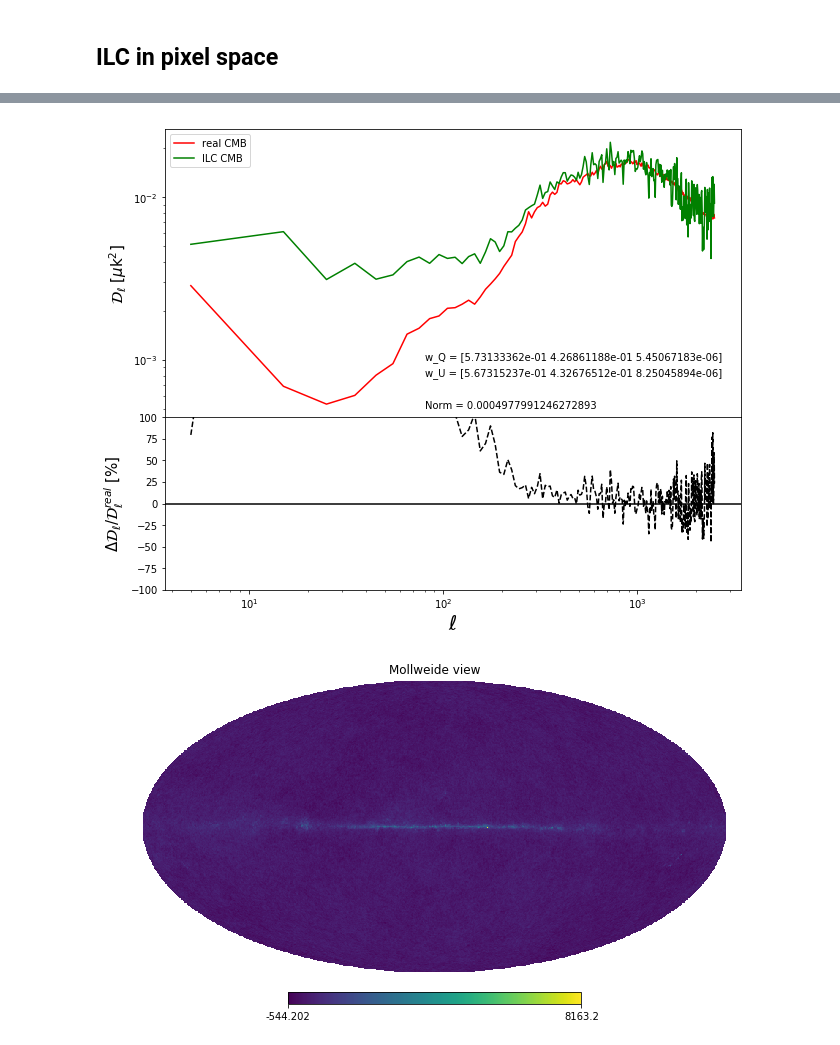
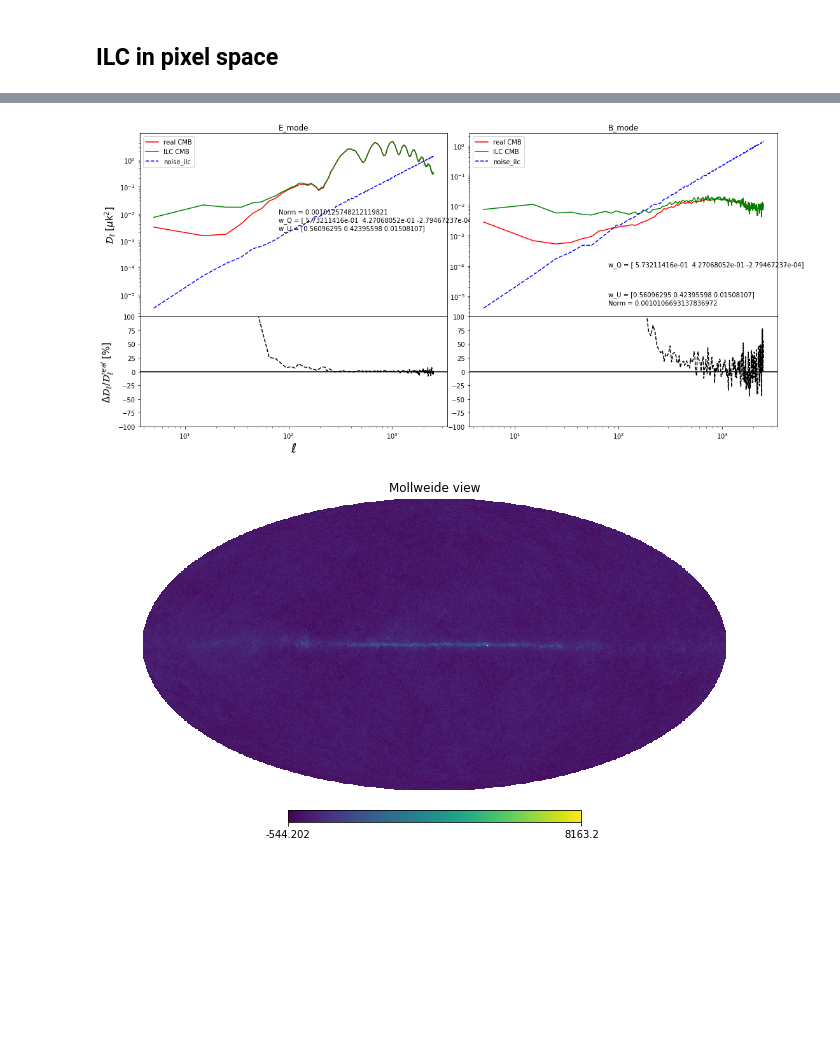
Before and after one commit to yaojian95/Ali_foreground, a Jupyter notebook: codes/Foregrounds.ipynb, the cells around one changed output, grey strips where cells are left out. Drawn from its saved outputs; the diff is of its cells as text; code cells hidden in the pictures; blank space fills up the shorter version.

```diff
--- a/codes/Foregrounds.ipynb
+++ b/codes/Foregrounds.ipynb
@@ -432,0 +443,2 @@ Noise_all[0] = QU2B(noise_95); Noise_all[1] = QU2B(noise_150); Noise_all[2] = QU
+# %%
+total_E, total_B= QU2EB(total)
@@ -436,19 +456,19 @@ Cov_B = np.zeros((Nf, Nf)); w_B = np.zeros(Nf)
 
 for i in range(Nf):
     for j in range(Nf):
-#         Cov_E[i, j] = np.dot(total_E[i][mask_index] - np.mean(total_E[i][mask_index]), total_E[j][mask_index] - np.mean(total_E[j][mask_index]))/1.0/len(mask_index)
+        Cov_E[i, j] = np.dot(total_E[i][mask_index] - np.mean(total_E[i][mask_index]), total_E[j][mask_index] - np.mean(total_E[j][mask_index]))/1.0/len(mask_index)
         Cov_B[i, j] = np.dot(total_B[i][mask_index] - np.mean(total_B[i][mask_index]), total_B[j][mask_index] - np.mean(total_B[j][mask_index]))/1.0/len(mask_index)
 
-# Cov_E_inv = np.linalg.pinv(Cov_E)
+Cov_E_inv = np.linalg.pinv(Cov_E)
 Cov_B_inv = np.linalg.pinv(Cov_B)
 
 for i in range(Nf):
-#     w_E[i] = np.sum(Cov_E_inv[i,:])/np.sum(Cov_E_inv)
+    w_E[i] = np.sum(Cov_E_inv[i,:])/np.sum(Cov_E_inv)
     w_B[i] = np.sum(Cov_B_inv[i,:])/np.sum(Cov_B_inv)
 
-# cmb_E = np.dot(w_E, total_E)
+cmb_E = np.dot(w_E, total_E*ali_ma)
 cmb_B = np.dot(w_B, total_B*ali_ma)
 
-# noise_ilc_E = np.dot(w_E, noise_E);
-noise_ilc_B = np.dot(w_B, Noise_all*ali_ma)
+# noise_ilc_E = np.dot(w_E, Noise_E*ali_ma);
+# noise_ilc_B = np.dot(w_B, Noise_B*ali_ma)
 # %%
@@ -496,7 +542,7 @@ plt.ylim(-100, 100)
 # %%
 cmb_ma = Mask(cmb)
 cmb_cls = hp.anafast(cmb_ma, lmax = lmax, nspec = 3)
-cls = bin_l(cmb_cls[2])
+clee_clean = bin_l(cmb_cls[1]); clbb_clean = bin_l(cmb_cls[2])
 # %%
 index = np.arange(12*nside**2)
 mask_index = index[ali_ma == 1]
@@ -585,41 +606,73 @@ noise_ilc_pix = np.row_stack((noise_I, noise_ilc_q, noise_ilc_u))
 
 cls_ILC_pix = hp.anafast(cmb_ILC_pix, lmax = lmax, nspec = 3)
 nl_ilc_pix = hp.anafast(noise_ilc_pix, lmax = lmax, nspec = 3)
-cls_pix = bin_l(cls_ILC_pix[2])
-nl_pix = bin_l(nl_ilc_pix[2])
+clee_pix = bin_l(cls_ILC_pix[1]); clbb_pix = bin_l(cls_ILC_pix[2])
+nlee_pix = bin_l(nl_ilc_pix[1]); nlbb_pix = bin_l(nl_ilc_pix[2])
 # %%
-plt.figure(figsize = (10, 8))
+# plt.figure(figsize = (20, 20))
 ell = np.arange(len(cls_ILC_pix[2]))
 
-cls_ilc_de = cls_pix - nl_pix
-fig1 = plt.figure(1, figsize=(10,8))
+clee_ilc_de = clee_pix - nlee_pix
+clbb_ilc_de = clbb_pix - nlbb_pix
+
+## EE
+fig2 = plt.figure(2, figsize=(16,8))
+# ax = plt.subplot(1,2,1)
 plt.axis('off')
-frame1=fig1.add_axes((.1,.4,.8,.5)) # x0, y0, width, height
-plt.loglog(Ell, Ell*(Ell+1)/2/np.pi*cls, 'r-',label = 'real CMB')
-plt.loglog(Ell, Ell*(Ell+1)/2/np.pi*cls_ilc_de, 'g-', label = 'ILC CMB') #
-# plt.loglog(Ell, Ell*(Ell+1)/2/np.pi*nl_pix, 'b--', label = 'noise_ilc')
+frame1=fig2.add_axes((.1,.4,.42,.5))  # x0, y0, width, height
+plt.loglog(Ell, Ell*(Ell+1)/2/np.pi*clee_clean, 'r-',label = 'real CMB')
+plt.loglog(Ell, Ell*(Ell+1)/2/np.pi*clee_ilc_de, 'g-', label = 'ILC CMB')
+plt.loglog(Ell, Ell*(Ell+1)/2/np.pi*nlee_pix, 'b--', label = 'noise_ilc')
 
 # plt.loglog(Ell, Ell*(Ell+1)/2/np.pi*cl_extra, 'b-',label = 'extra CMB')
 
 plt.xlabel('$\ell$', fontsize = 20);
 plt.ylabel(r'$\mathcal{D}_{\ell}$ [$\mu$k$^2$]', fontsize = 15)
 plt.legend(fontsize = 10)
+plt.title('E_mode')
 # plt.title('%s_dust_%s_noise_pixel.png'%(ff, fn))
 plt.legend(fontsize = 10)
-norm = np.linalg.norm(cls_ilc_de - cls)
-plt.text(80, 0.5*1e-3, 'Norm = %s'%norm)
-plt.text(80, 1e-3, 'w_Q = %s'%w_Q)
-plt.text(80, 0.8*1e-3, 'w_U = %s'%w_U)
+norm = np.linalg.norm(clee_ilc_de - clee_clean)
+plt.text(80, 0.01, 'Norm = %s'%norm)
+plt.text(80, 0.01/2, 'w_Q = %s'%w_Q)
+plt.text(80, 0.01/4, 'w_U = %s'%w_U)
 
-frame2=fig1.add_axes((.1,.1,.8,.3))
-plt.semilogx(Ell, (cls_ilc_de - cls)/cls*100, 'k--')
+frame2=fig2.add_axes((.1,.1,.42,.3))
+plt.semilogx(Ell, (clee_ilc_de - clee_clean)/clee_clean*100, 'k--')
 plt.axhline(0,color = 'k')
 plt.ylabel(r'$\Delta \mathcal{D}_\ell$/$\mathcal{D}^{real}_{\ell} $ [%]', fontsize = 15);plt.xlabel(r'$\ell$', fontsize = 20)
 plt.ylim(-100, 100)
+# plt.savefig('/home/jianyao/Ali_maps/results/1202/3fre_wt_noise_wo_extra_Emode.png', format = 'png')
+# ###BB
+# fig1 = plt.figure(1, figsize=(10,8))
+# # ax = plt.subplot(1,2,1)
+# plt.axis('off')
+frame3=fig2.add_axes((.55,.4,.42,.5))  # x0, y0, width, height
+plt.loglog(Ell, Ell*(Ell+1)/2/np.pi*clbb_clean, 'r-',label = 'real CMB')
+plt.loglog(Ell, Ell*(Ell+1)/2/np.pi*clbb_ilc_de, 'g-', label = 'ILC CMB')
+plt.loglog(Ell, Ell*(Ell+1)/2/np.pi*nlbb_pix, 'b--', label = 'noise_ilc')
 
-plt.savefig('/home/jianyao/Ali_maps/results/1127/3fre_wt_10noise_wo_extra.png', format = 'png')
+# plt.loglog(Ell, Ell*(Ell+1)/2/np.pi*cl_extra, 'b-',label = 'extra CMB')
+
+# plt.xlabel('$\ell$', fontsize = 20); plt.ylabel(r'$\mathcal{D}_{\ell}$ [$\mu$k$^2$]', fontsize = 15)
+plt.legend(fontsize = 10)
+plt.title('B_mode')
+# plt.title('%s_dust_%s_noise_pixel.png'%(ff, fn))
+plt.legend(fontsize = 10)
+norm = np.linalg.norm(clbb_ilc_de - clbb_clean)
+plt.text(80, 0.5*1e-5, 'Norm = %s'%norm)
+plt.text(80, 1e-4, 'w_Q = %s'%w_Q)
+plt.text(80, 0.1*1e-4, 'w_U = %s'%w_U)
+
+frame4=fig2.add_axes((.55,.1,.42,.3))
+plt.semilogx(Ell, (clbb_ilc_de - clbb_clean)/clbb_clean*100, 'k--')
+plt.axhline(0,color = 'k')
+# plt.ylabel(r'$\Delta \mathcal{D}_\ell$/$\mathcal{D}^{real}_{\ell} $ [%]', fontsize = 15);plt.xlabel(r'$\ell$', fontsize = 20)
+plt.ylim(-100, 100)
+
+plt.savefig('/home/jianyao/Ali_maps/results/1203/3fres_3fres_wt_0.1noise_wo_extra.jpg', format = 'jpg')
 # %% [output]
-[figure, old version]
+[figure, new version]
 # %%
 Cov = np.zeros((Nf, Nf)); w_real = np.zeros(Nf)
 for i in range(Nf):
```
Also changed, not shown: parts of 20 cells of this notebook, 7 other files.
